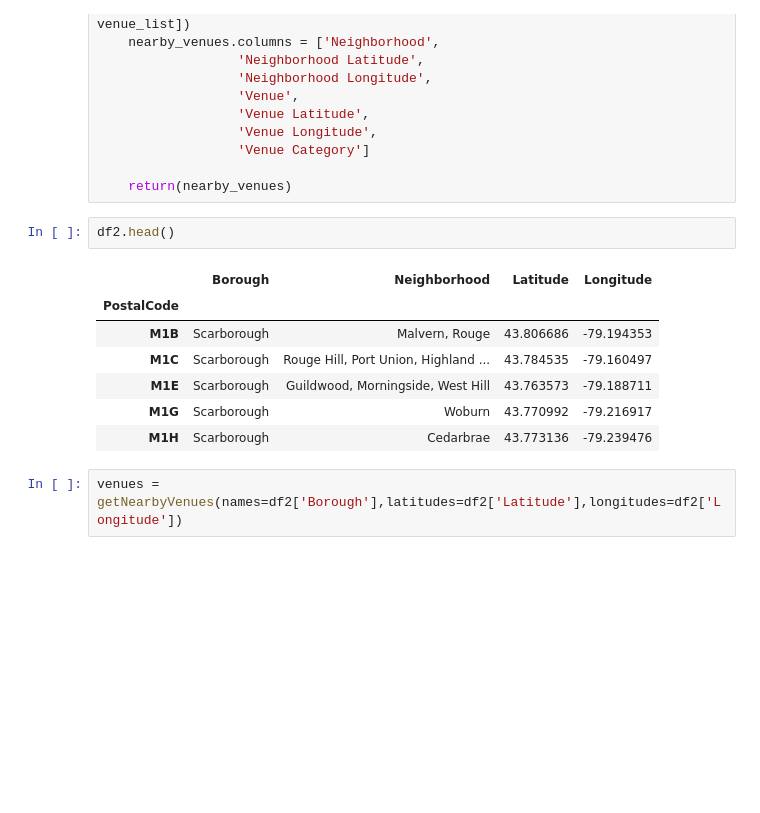
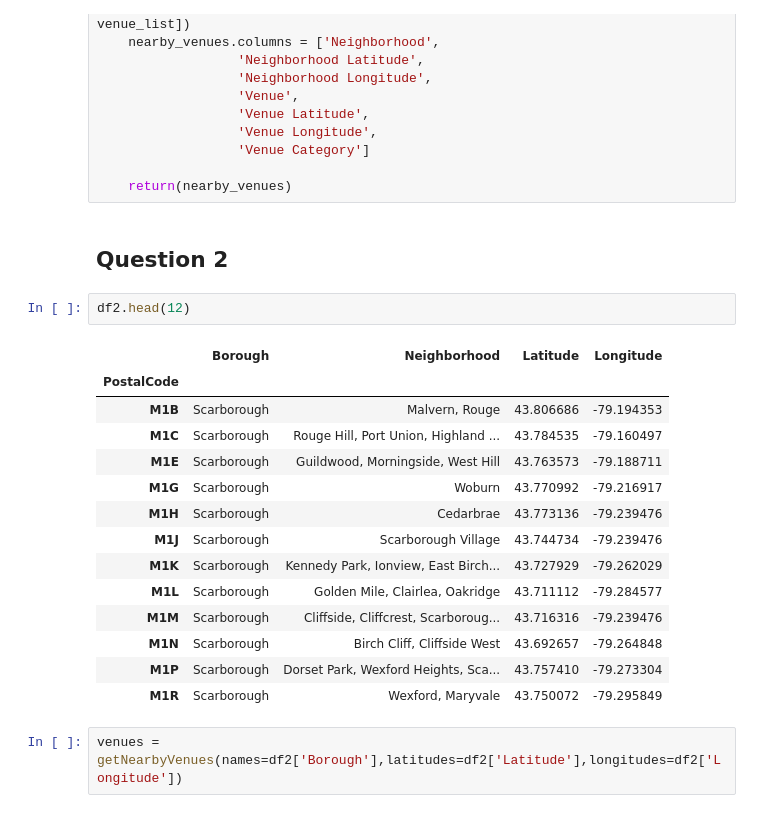
Before and after one commit to antoniovitorvb/IBM_Capstone_Project, a Jupyter notebook: Assingment_week_3_2.ipynb, the cells around one changed output. Cells and saved outputs as stored; diff of their text form; blank space fills up the shorter version.

```diff
--- a/Assingment_week_3_2.ipynb
+++ b/Assingment_week_3_2.ipynb
@@ -212,16 +214,25 @@ def getNearbyVenues(names, latitudes, longitudes, radius=500):
                   'Venue Category']
 
     return(nearby_venues)
+# %% [markdown]
+## Question 2
 # %%
-df2.head()
+df2.head(12)
 # %% [output]
 |  | Borough | Neighborhood | Latitude | Longitude |
 | PostalCode |  |  |  |  |
 | M1B | Scarborough | Malvern, Rouge | 43.806686 | -79.194353 |
 | M1C | Scarborough | Rouge Hill, Port Union, Highland ... | 43.784535 | -79.160497 |
 | M1E | Scarborough | Guildwood, Morningside, West Hill | 43.763573 | -79.188711 |
 | M1G | Scarborough | Woburn | 43.770992 | -79.216917 |
 | M1H | Scarborough | Cedarbrae | 43.773136 | -79.239476 |
+| M1J | Scarborough | Scarborough Village | 43.744734 | -79.239476 |
+| M1K | Scarborough | Kennedy Park, Ionview, East Birch... | 43.727929 | -79.262029 |
+| M1L | Scarborough | Golden Mile, Clairlea, Oakridge | 43.711112 | -79.284577 |
+| M1M | Scarborough | Cliffside, Cliffcrest, Scarboroug... | 43.716316 | -79.239476 |
+| M1N | Scarborough | Birch Cliff, Cliffside West | 43.692657 | -79.264848 |
+| M1P | Scarborough | Dorset Park, Wexford Heights, Sca... | 43.757410 | -79.273304 |
+| M1R | Scarborough | Wexford, Maryvale | 43.750072 | -79.295849 |
 # %%
 venues = getNearbyVenues(names=df2['Borough'],latitudes=df2['Latitude'],longitudes=df2['Longitude'])
 # %% [output]
```
Also changed, not shown: parts of 1 cell of this notebook.
